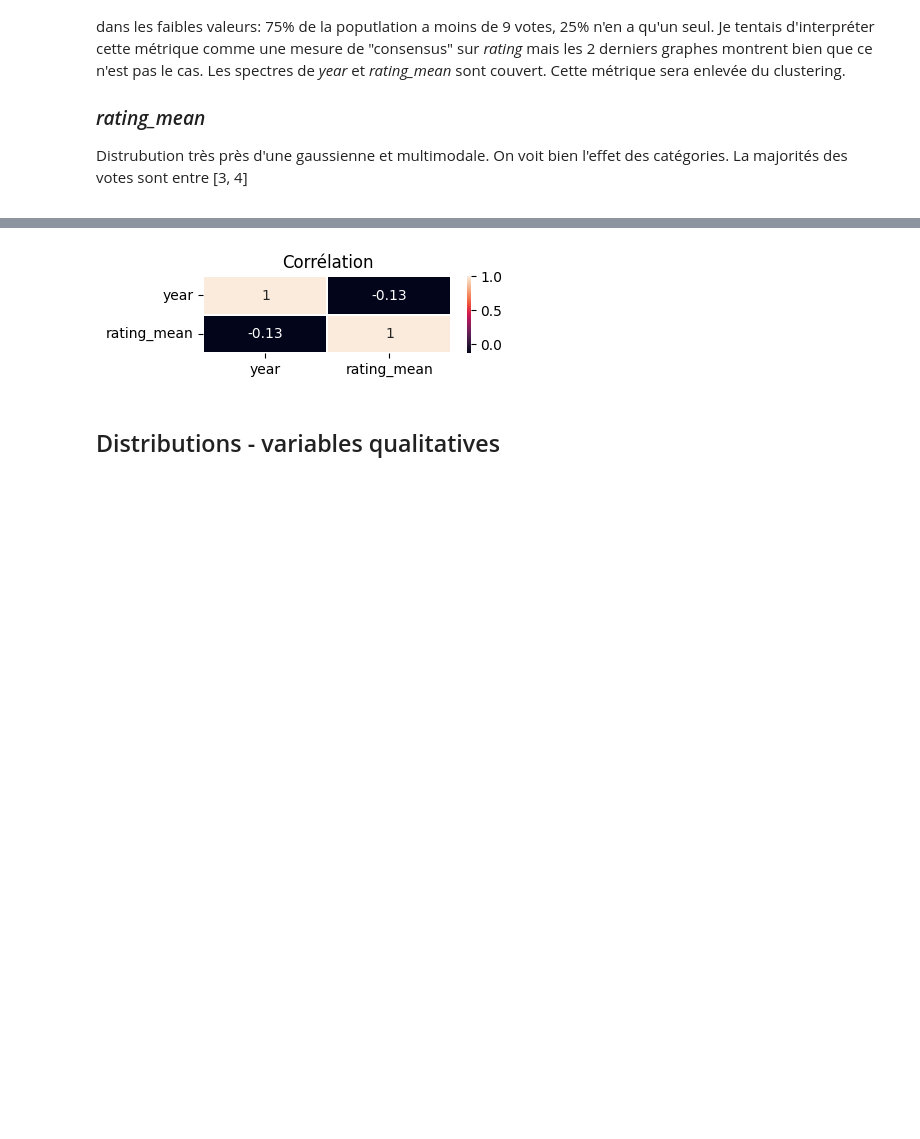
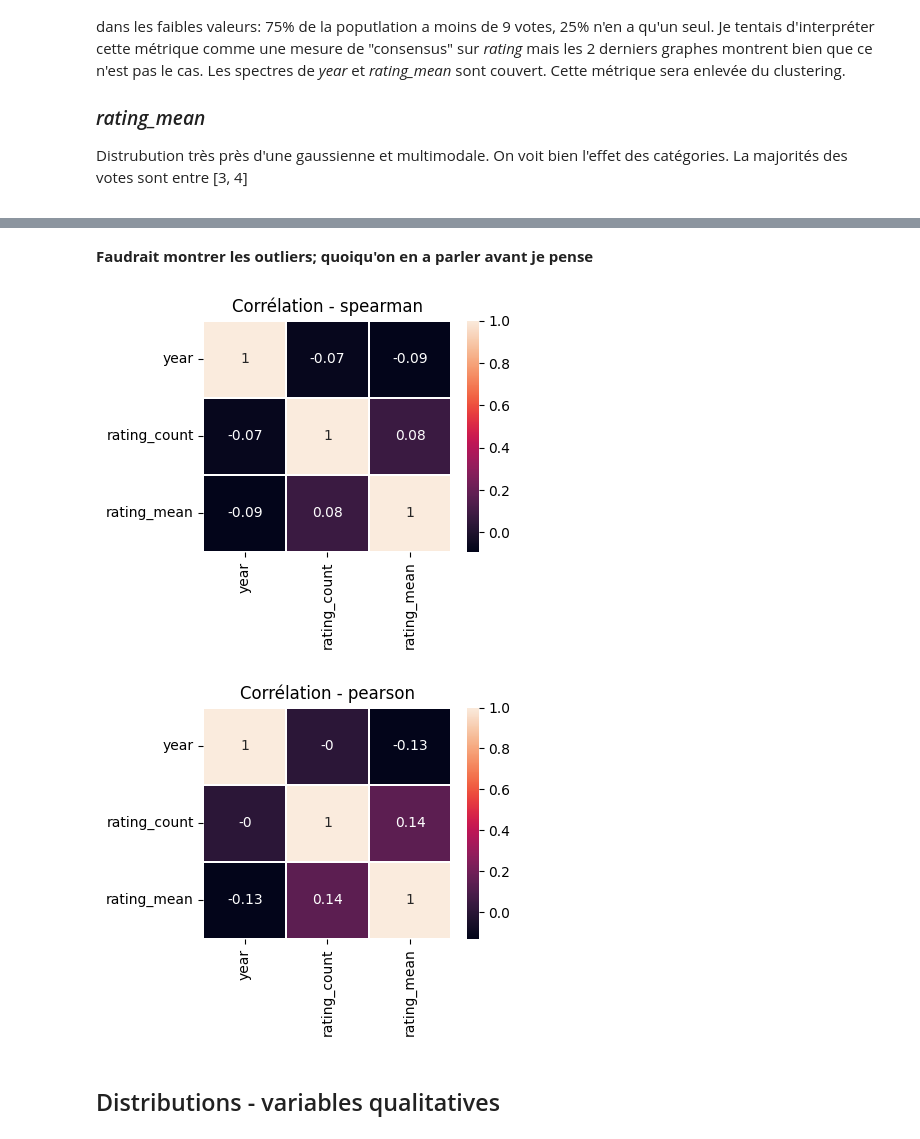
Before and after one commit to jfgagnon00/MovieLens, a Jupyter notebook: Exploration.ipynb, the cells around one changed output, grey strips where cells are left out. Saved outputs shown, nothing was run; the diff lists cells and outputs as text; code cells hidden in the pictures; blank space fills up the shorter version.

```diff
--- a/Exploration.ipynb
+++ b/Exploration.ipynb
@@ -146,16 +147,20 @@ Distrubution très près d'une gaussienne et multimodale. On voit bien l'effet d
+# %% [markdown]
+**Faudrait montrer les outliers; quoiqu'on en a parler avant je pense**
 # %%
-#
-# enlever rating_count
-#
-movies_df.drop("rating_count", axis=1, inplace=True, errors="ignore")
-quant_df = quant_df.drop("rating_count", axis=1, errors="ignore")
+# #
+# # enlever rating_count
+# #
+# movies_df.drop("rating_count", axis=1, inplace=True, errors="ignore")
+# quant_df = quant_df.drop("rating_count", axis=1, errors="ignore")
 
 #
 # visualiser correlation
 #
-clstr.show_correlation(quant_df, figsize=(4, 1))
+clstr.show_correlation(quant_df, method="spearman", figsize=(4, 3))
+clstr.show_correlation(quant_df, method="pearson", figsize=(4, 3))
 # %% [output]
-[figure, old version]
+[figure, new version]
+[figure, added]
 # %% [markdown]
 ## Distributions - variables qualitatives
 # %%
```
Also changed, not shown: parts of 31 cells of this notebook, 4 other files.
